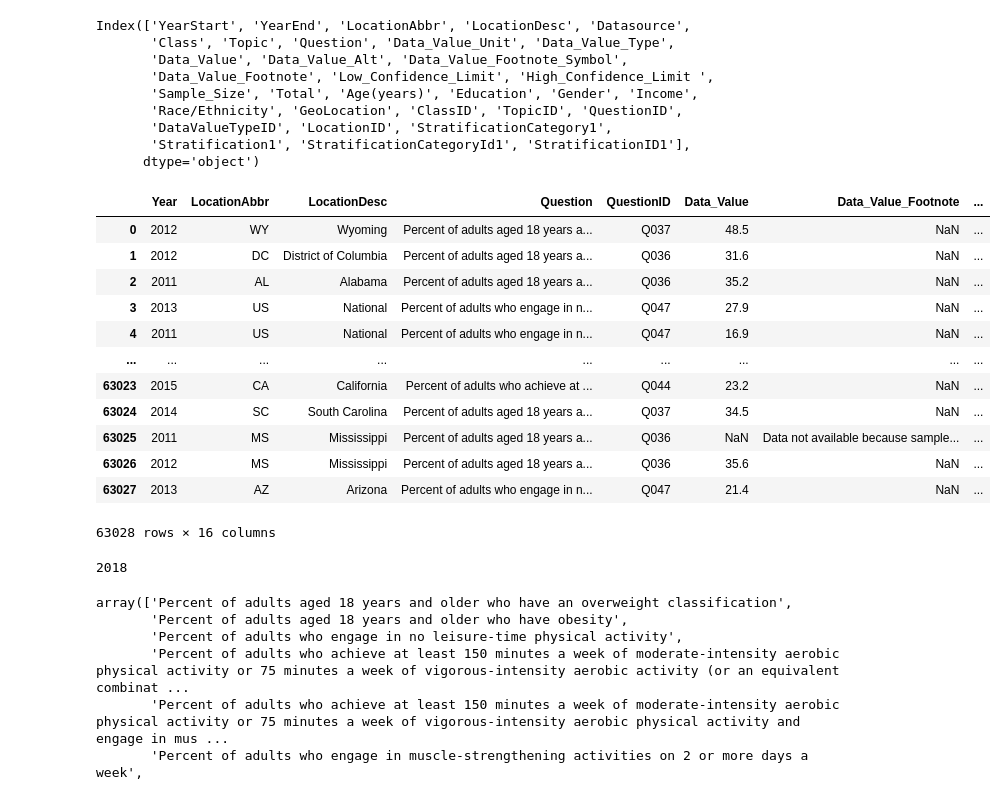
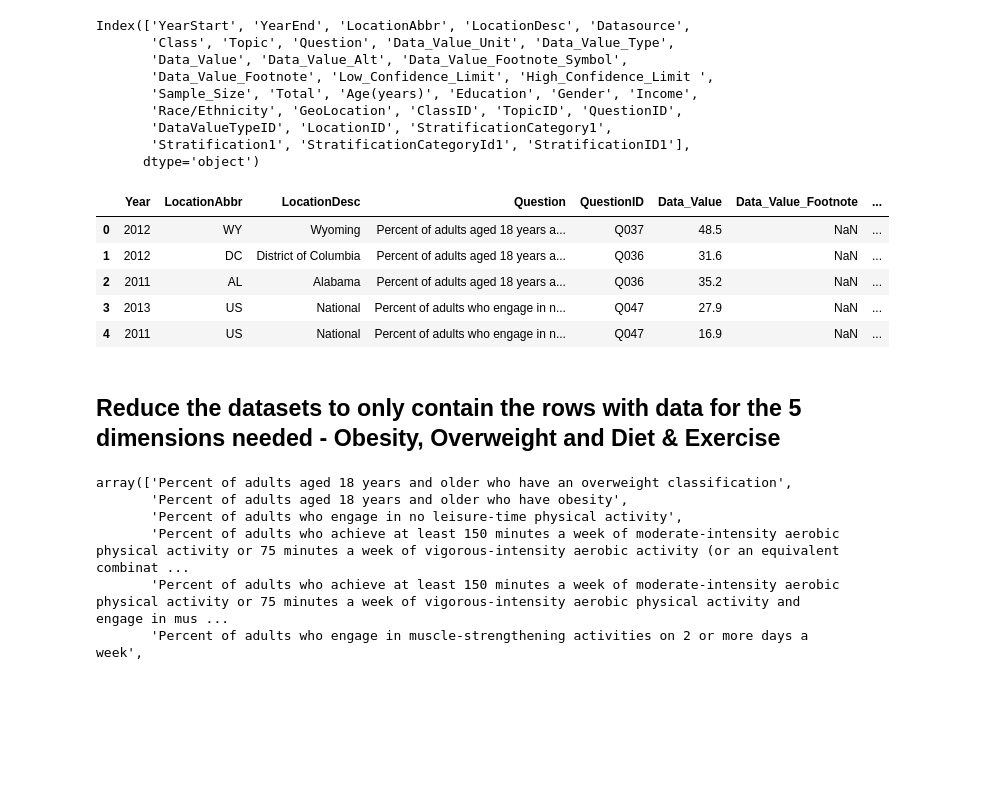
Before and after one commit to DimitriKourouniotis/Capstone-2, a Jupyter notebook: Capstone 2.ipynb, the cells around one changed output. Saved outputs shown, nothing was run; the diff lists cells and outputs as text; code cells hidden in the pictures; blank space fills up the shorter version.

```diff
--- a/Capstone 2.ipynb
+++ b/Capstone 2.ipynb
@@ -267,31 +260,22 @@ Index(['YearStart', 'YearEnd', 'LocationAbbr', 'LocationDesc', 'Datasource',
 # %%
 #---------------
 # FILTER DATASET
 #---------------
 
 df_2018 = (df_2018_raw
            .assign(Year=df_2018_raw.YearStart)
            .filter(filter1)
           )
-df_2018
+df_2018.head(5)
 # %% [output]
 |  | Year | LocationAbbr | LocationDesc | Question | QuestionID | Data_Value | Data_Value_Footnote | ... |
 | 0 | 2012 | WY | Wyoming | Percent of adults aged 18 years a... | Q037 | 48.5 | NaN | ... |
 | 1 | 2012 | DC | District of Columbia | Percent of adults aged 18 years a... | Q036 | 31.6 | NaN | ... |
 | 2 | 2011 | AL | Alabama | Percent of adults aged 18 years a... | Q036 | 35.2 | NaN | ... |
 | 3 | 2013 | US | National | Percent of adults who engage in n... | Q047 | 27.9 | NaN | ... |
 | 4 | 2011 | US | National | Percent of adults who engage in n... | Q047 | 16.9 | NaN | ... |
-| ... | ... | ... | ... | ... | ... | ... | ... | ... |
-| 63023 | 2015 | CA | California | Percent of adults who achieve at ... | Q044 | 23.2 | NaN | ... |
-| 63024 | 2014 | SC | South Carolina | Percent of adults aged 18 years a... | Q037 | 34.5 | NaN | ... |
-| 63025 | 2011 | MS | Mississippi | Percent of adults aged 18 years a... | Q036 | NaN | Data not available because sample... | ... |
-| 63026 | 2012 | MS | Mississippi | Percent of adults aged 18 years a... | Q036 | 35.6 | NaN | ... |
-| 63027 | 2013 | AZ | Arizona | Percent of adults who engage in n... | Q047 | 21.4 | NaN | ... |
-63028 rows × 16 columns
-# %%
-df_2018['Year'].max()
-# %% [output]
-2018
+# %% [markdown]
+## Reduce the datasets to only contain the rows with data for the 5 dimensions needed - Obesity, Overweight and Diet & Exercise
 # %%
 df_2018.Question.unique()
 # %% [output]
```
Also changed, not shown: parts of 52 cells of this notebook.
